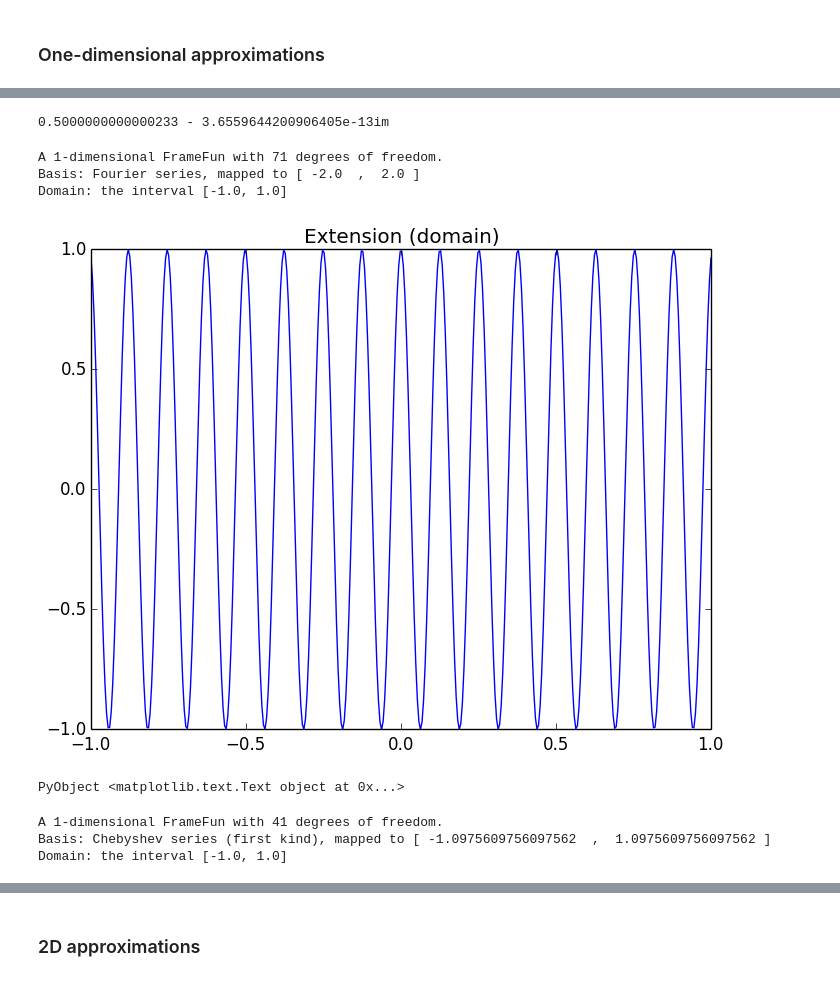
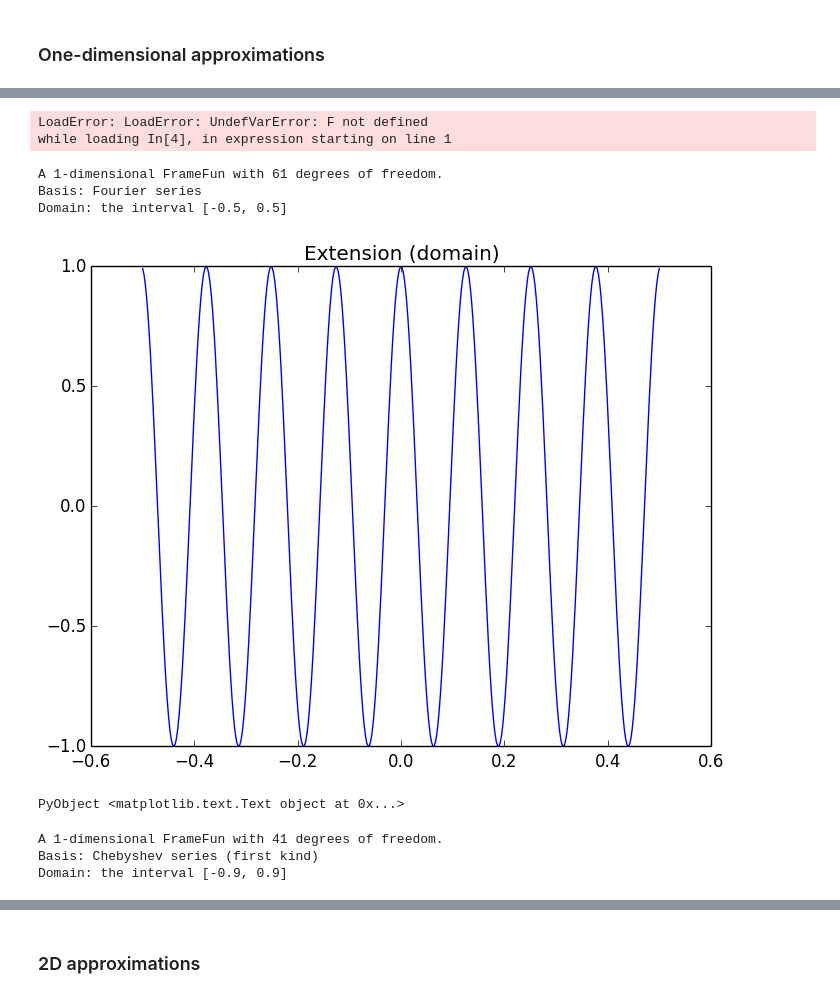
Before and after one commit to JuliaApproximation/FrameFun.jl, a Jupyter notebook: examples/FrameFunDemo.ipynb, the cells around one changed output, grey strips where cells are left out. Drawn from its saved outputs; the diff is of its cells as text; code cells hidden in the pictures.

Commit message:
Reworked the syntax of Fun to accept general Bases and domains as input. Adapted the test_suite to these changes. Miscellaneous bug fixes.

```diff
--- a/examples/FrameFunDemo.ipynb
+++ b/examples/FrameFunDemo.ipynb
@@ -34,0 +15,5 @@ while loading /Users/roelmatthysen/.julia/v0.4/Interact/src/IJulia/statedict.jl,
+# %%
+B = FourierBasis(61);
+D = Interval(-0.5,0.5);
+f1(x) = x
+F1 = Fun(f1,B,D)
@@ -42,23 +45,28 @@ subplot(224); plot_error(f1, x->x)
 PyObject <matplotlib.text.Text object at 0x...>
 # %%
-f1(0.5)
+F(0.5)
 # %% [output]
-0.5000000000000233 - 3.6559644200906405e-13im
+LoadError: LoadError: UndefVarError: F not defined
+while loading In[4], in expression starting on line 1
-# %%
-f2 = ExpFun( x-> cos(50*x), Interval(-1.0,1.0), n=71)
-# %% [output]
-A 1-dimensional FrameFun with 71 degrees of freedom.
-Basis: Fourier series, mapped to [ -2.0  ,  2.0 ]
-Domain: the interval [-1.0, 1.0]
+# %%
+f2(x) = cos(50*x)
+F2 = Fun(f2, B, D)
+# %% [output]
+A 1-dimensional FrameFun with 61 degrees of freedom.
+Basis: Fourier series
+Domain: the interval [-0.5, 0.5]
 # %%
-FrameFuns.plot(f2,n=400)
+FrameFuns.plot(F2,n=400)
 # %% [output]
-[figure, old version]
+[figure, new version]
 PyObject <matplotlib.text.Text object at 0x...>
 # %%
-f3 = ChebyFun(x -> cos(10*x.^2),Interval(-1.0,1.0), n=41,T=1.1)
+f3(x) = cos(10*x.^2)
+B = ChebyshevBasis(41)
+D = Interval(-0.9,0.9)
+F3 = Fun(f3,B,D)
 # %% [output]
 A 1-dimensional FrameFun with 41 degrees of freedom.
-Basis: Chebyshev series (first kind), mapped to [ -1.0975609756097562  ,  1.0975609756097562 ]
-Domain: the interval [-1.0, 1.0]
+Basis: Chebyshev series (first kind)
+Domain: the interval [-0.9, 0.9]
 # %%
```
Also changed, not shown: parts of 37 cells of this notebook, 7 other files.
